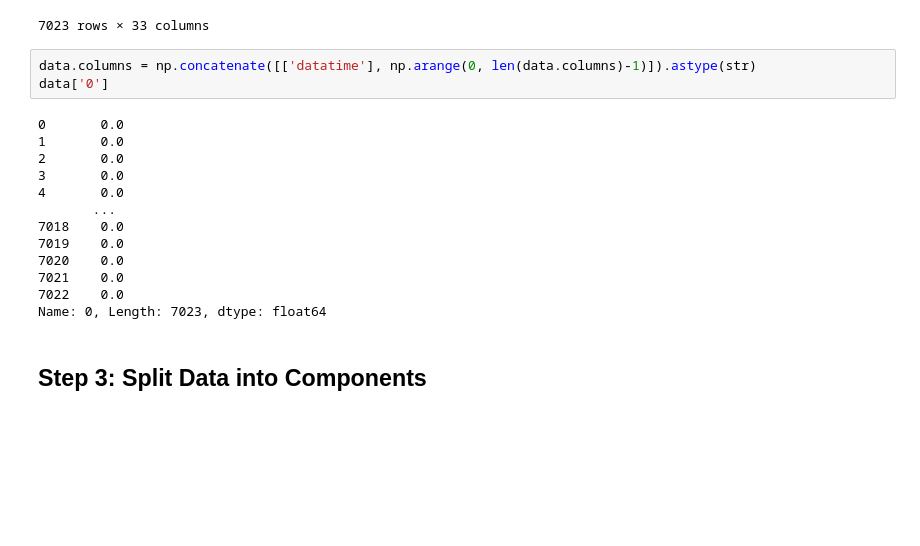
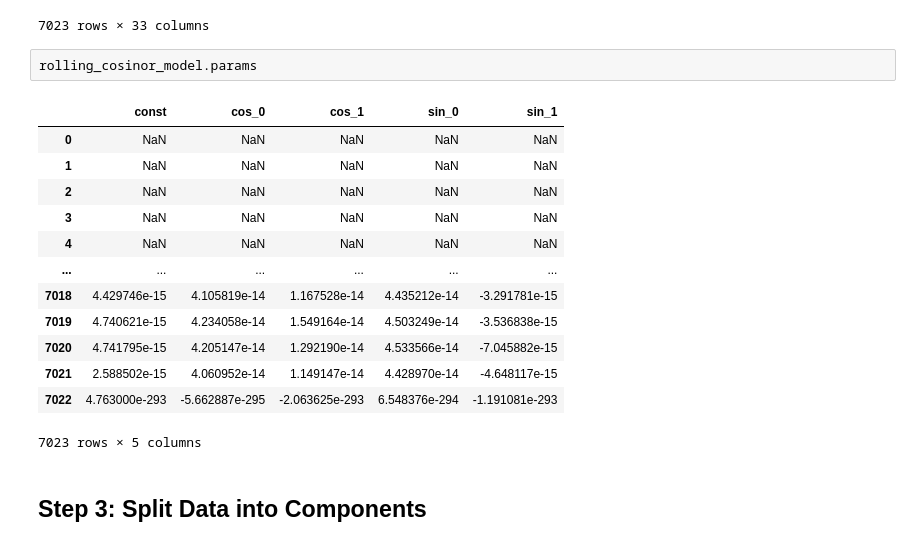
Before and after one commit to edpclau/Client-Side-Circadian-Dynamics, a Jupyter notebook: Circadian Dynamics.ipynb, the cells around one changed output. Drawn from its saved outputs; the diff is of its cells as text; blank space fills up the shorter version.

```diff
--- a/Circadian Dynamics.ipynb
+++ b/Circadian Dynamics.ipynb
@@ -246,22 +191,22 @@ data
 | 7021 | 18 Jul 23 15:09:00 | 0.0 | 0.0 | 0.0 | 0.0 | 0.0 | 0.0 | 0.0 | 0.0 | 0.0 | ... | ... |
 | 7022 | 18 Jul 23 15:10:00 | 0.0 | 0.0 | 0.0 | 0.0 | 0.0 | 0.0 | 0.0 | 0.0 | 0.0 | ... | ... |
 7023 rows × 33 columns
-# %%
-data.columns = np.concatenate([['datatime'], np.arange(0, len(data.columns)-1)]).astype(str)
-data['0']
-# %% [output]
-0       0.0
-1       0.0
-2       0.0
-3       0.0
-4       0.0
-       ...
-7018    0.0
-7019    0.0
-7020    0.0
-7021    0.0
-7022    0.0
-Name: 0, Length: 7023, dtype: float64
+# %%
+rolling_cosinor_model.params
+# %% [output]
+|  | const | cos_0 | cos_1 | sin_0 | sin_1 |
+| 0 | NaN | NaN | NaN | NaN | NaN |
+| 1 | NaN | NaN | NaN | NaN | NaN |
+| 2 | NaN | NaN | NaN | NaN | NaN |
+| 3 | NaN | NaN | NaN | NaN | NaN |
+| 4 | NaN | NaN | NaN | NaN | NaN |
+| ... | ... | ... | ... | ... | ... |
+| 7018 | 4.429746e-15 | 4.105819e-14 | 1.167528e-14 | 4.435212e-14 | -3.291781e-15 |
+| 7019 | 4.740621e-15 | 4.234058e-14 | 1.549164e-14 | 4.503249e-14 | -3.536838e-15 |
+| 7020 | 4.741795e-15 | 4.205147e-14 | 1.292190e-14 | 4.533566e-14 | -7.045882e-15 |
+| 7021 | 2.588502e-15 | 4.060952e-14 | 1.149147e-14 | 4.428970e-14 | -4.648117e-15 |
+| 7022 | 4.763000e-293 | -5.662887e-295 | -2.063625e-293 | 6.548376e-294 | -1.191081e-293 |
+7023 rows × 5 columns
 # %% [markdown]
 ## Step 3: Split Data into Components
 # %%
```
Also changed, not shown: parts of 6 cells of this notebook.
